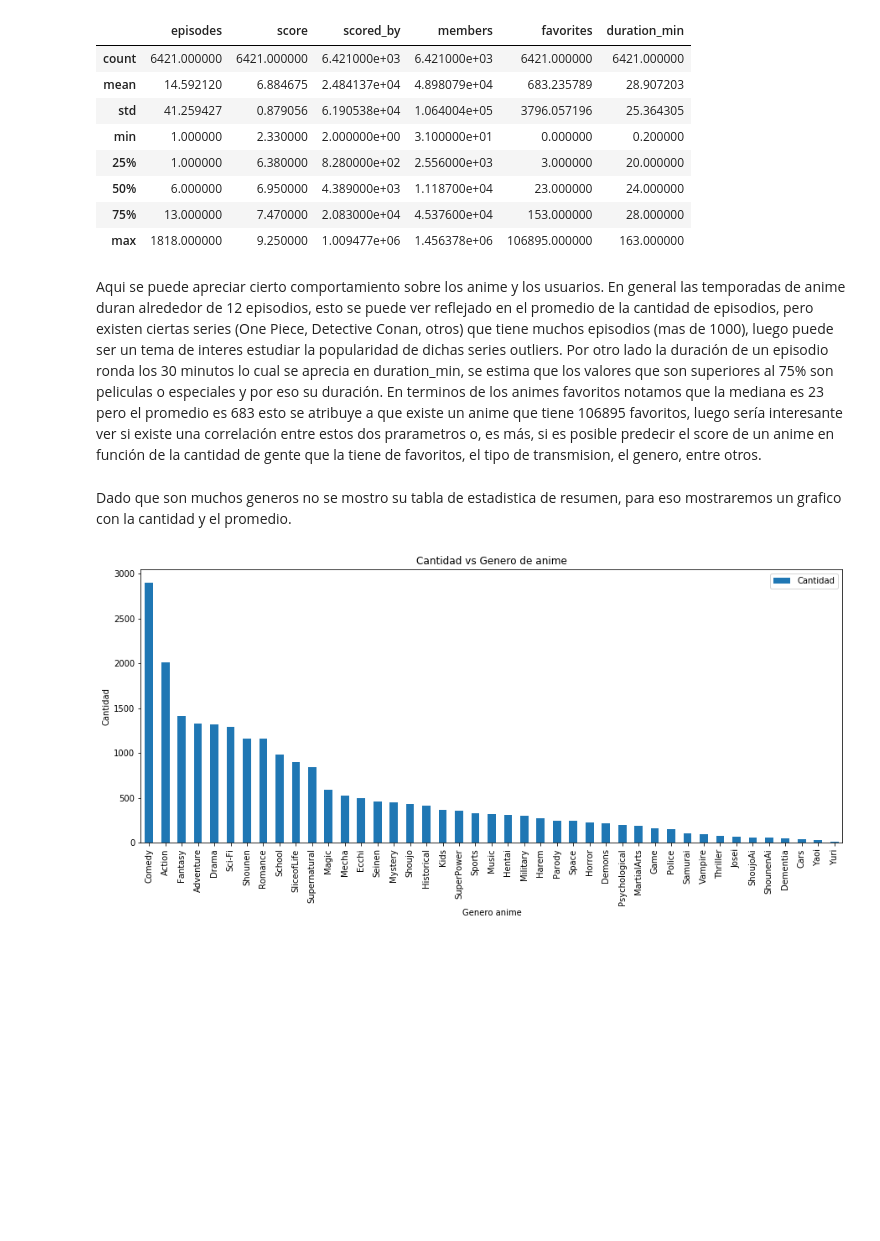
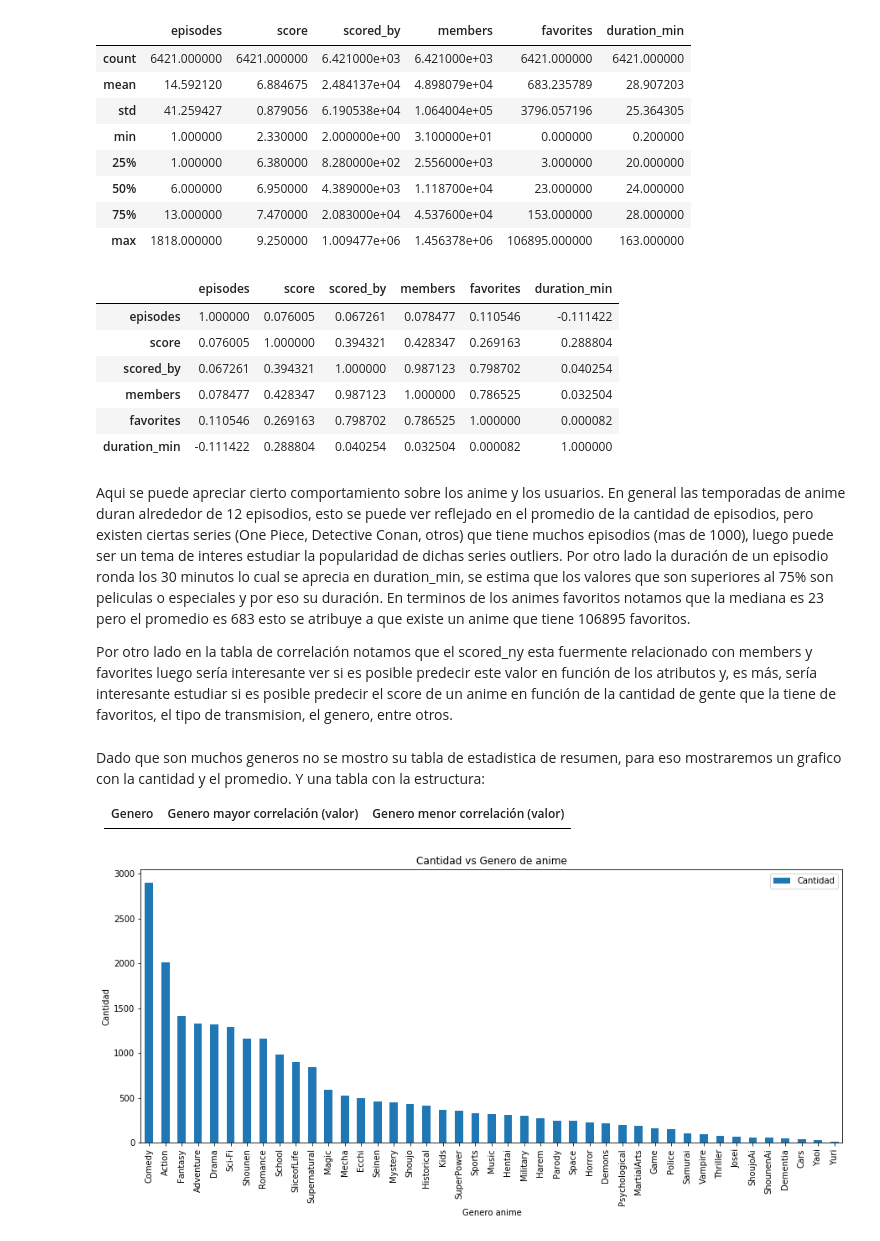
Before and after one commit to diegoolguinw/AnimeDataSet, a Jupyter notebook: Proyecto Mineria de Datos.ipynb, the cells around one changed output. Saved outputs shown, nothing was run; the diff lists cells and outputs as text; code cells hidden in the pictures; blank space fills up the shorter version.

```diff
--- a/Proyecto Mineria de Datos.ipynb
+++ b/Proyecto Mineria de Datos.ipynb
@@ -634,10 +634,25 @@ animeList[listToDescribe].describe()
 | 50% | 6.000000 | 6.950000 | 4.389000e+03 | 1.118700e+04 | 23.000000 | 24.000000 |
 | 75% | 13.000000 | 7.470000 | 2.083000e+04 | 4.537600e+04 | 153.000000 | 28.000000 |
 | max | 1818.000000 | 9.250000 | 1.009477e+06 | 1.456378e+06 | 106895.000000 | 163.000000 |
+# %%
+animeList[listToDescribe].corr()
+# %% [output]
+|  | episodes | score | scored_by | members | favorites | duration_min |
+| episodes | 1.000000 | 0.076005 | 0.067261 | 0.078477 | 0.110546 | -0.111422 |
+| score | 0.076005 | 1.000000 | 0.394321 | 0.428347 | 0.269163 | 0.288804 |
+| scored_by | 0.067261 | 0.394321 | 1.000000 | 0.987123 | 0.798702 | 0.040254 |
+| members | 0.078477 | 0.428347 | 0.987123 | 1.000000 | 0.786525 | 0.032504 |
+| favorites | 0.110546 | 0.269163 | 0.798702 | 0.786525 | 1.000000 | 0.000082 |
+| duration_min | -0.111422 | 0.288804 | 0.040254 | 0.032504 | 0.000082 | 1.000000 |
 # %% [markdown]
-Aqui se puede apreciar cierto comportamiento sobre los anime y los usuarios. En general las temporadas de anime duran alrededor de 12 episodios, esto se puede ver reflejado en el promedio de la cantidad de episodios, pero existen ciertas series (One Piece, Detective Conan, otros) que tiene muchos episodios (mas de 1000), luego puede ser un tema de interes estudiar la popularidad de dichas series outliers. Por otro lado la duración de un episodio ronda los 30 minutos lo cual se aprecia en duration_min, se estima que los valores que son superiores al 75% son peliculas o especiales y por eso su duración. En terminos de los animes favoritos notamos que la mediana es 23 pero el promedio es 683 esto se atribuye a que existe un anime que tiene 106895 favoritos, luego sería interesante ver si existe una correlación entre estos dos prarametros o, es más, si es posible predecir el score de un anime en función de la cantidad de gente que la tiene de favoritos, el tipo de transmision, el genero, entre otros.
+Aqui se puede apreciar cierto comportamiento sobre los anime y los usuarios. En general las temporadas de anime duran alrededor de 12 episodios, esto se puede ver reflejado en el promedio de la cantidad de episodios, pero existen ciertas series (One Piece, Detective Conan, otros) que tiene muchos episodios (mas de 1000), luego puede ser un tema de interes estudiar la popularidad de dichas series outliers. Por otro lado la duración de un episodio ronda los 30 minutos lo cual se aprecia en duration_min, se estima que los valores que son superiores al 75% son peliculas o especiales y por eso su duración. En terminos de los animes favoritos notamos que la mediana es 23 pero el promedio es 683 esto se atribuye a que existe un anime que tiene 106895 favoritos.
+
+Por otro lado en la tabla de correlación notamos que el scored_ny esta fuermente relacionado con members y favorites luego sería interesante ver si es posible predecir este valor en función de los atributos y, es más, sería interesante estudiar si es posible predecir el score de un anime en función de la cantidad de gente que la tiene de favoritos, el tipo de transmision, el genero, entre otros.
 # %% [markdown]
-Dado que son muchos generos no se mostro su tabla de estadistica de resumen, para eso mostraremos un grafico con la cantidad y el promedio.
+Dado que son muchos generos no se mostro su tabla de estadistica de resumen, para eso mostraremos un grafico con la cantidad y el promedio. Y una tabla con la estructura:
+
+| Genero | Genero mayor correlación (valor) | Genero menor correlación (valor) |
+| --- | --- | --- |
 # %%
 genreAnimeList = animeList.drop(columns = ['anime_id', 'title', 'type', 'source','episodes','score','scored_by','members','favorites','duration_min','airing','rating','related','studio','aired_initial_year','aired_final_year'])
 
```
Also changed, not shown: parts of 10 cells of this notebook.
